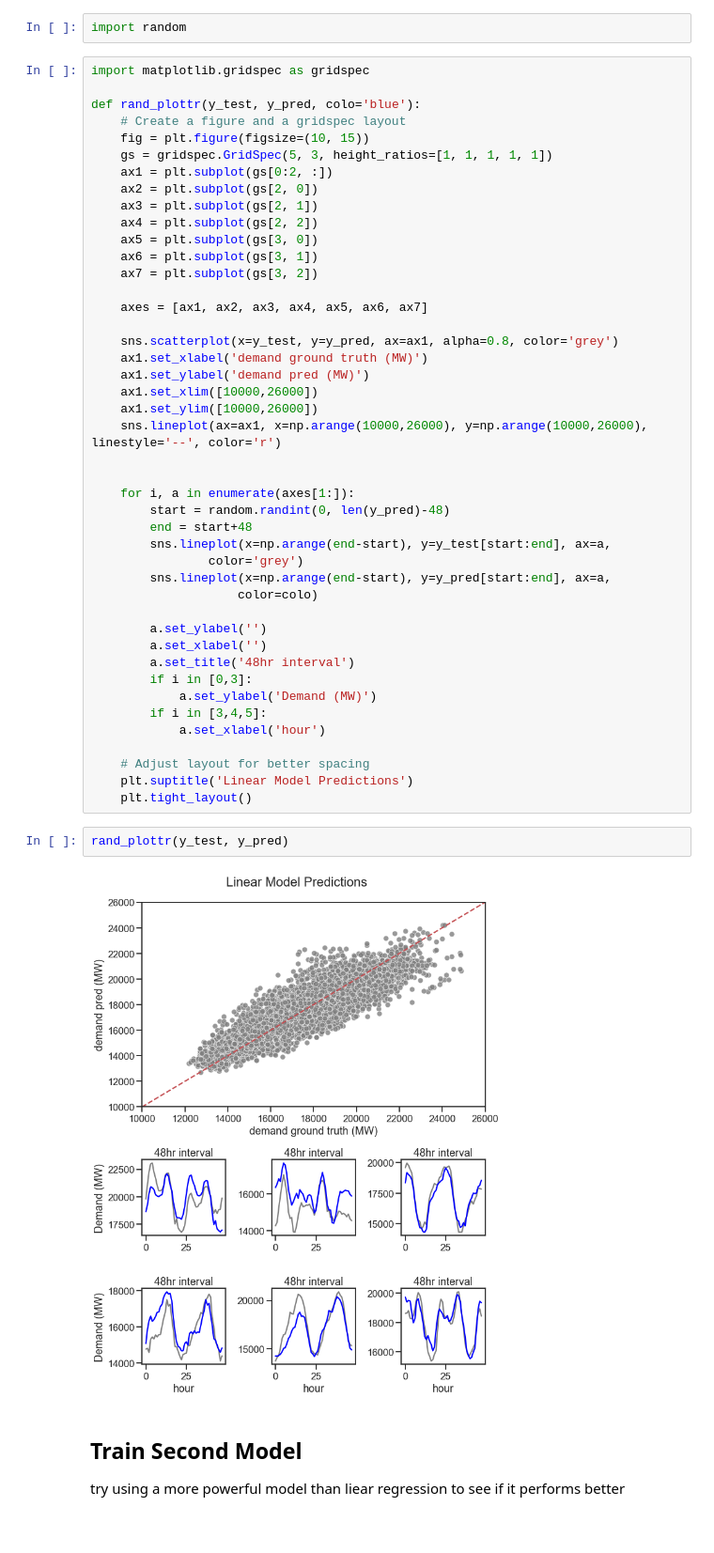
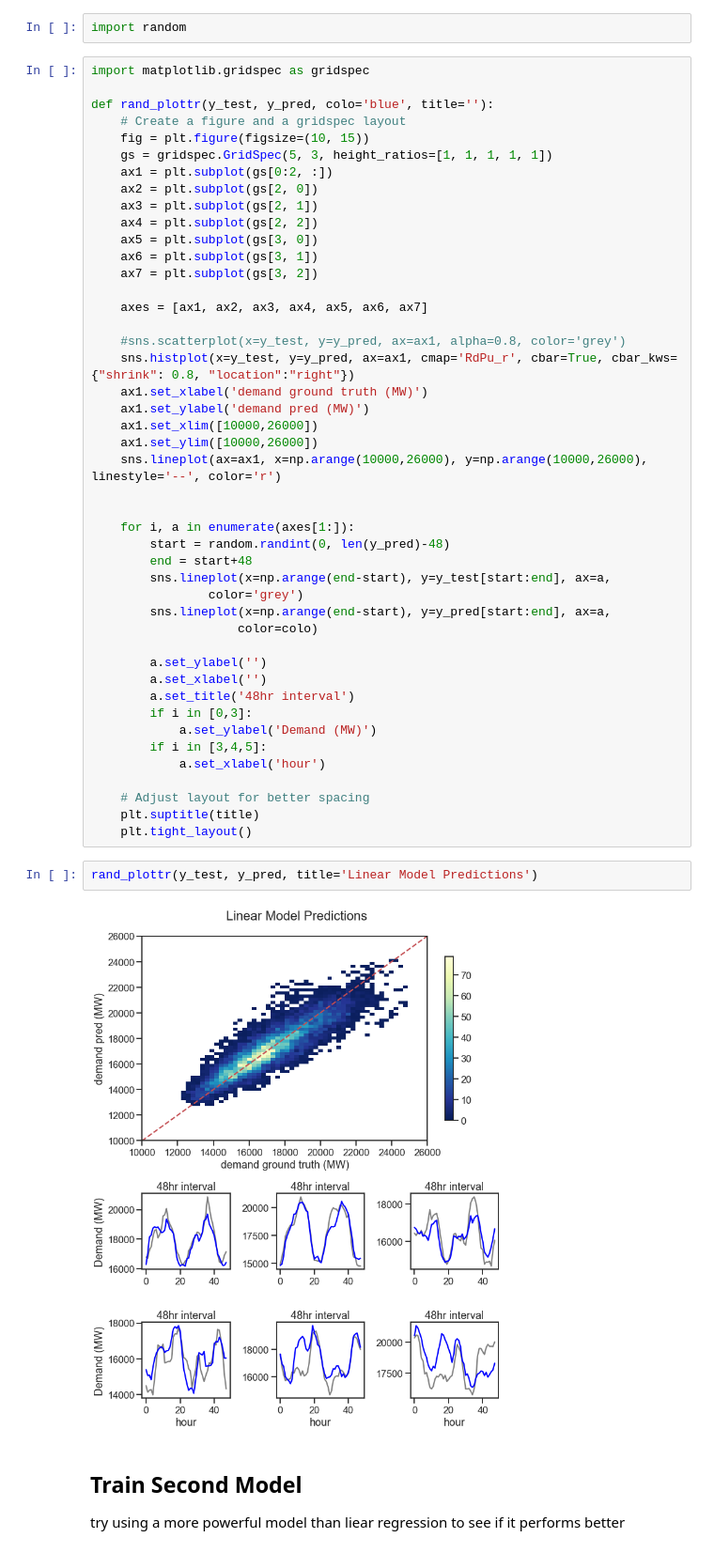
Before and after one commit to KeaganHRankin/cloud_ml_proj, a Jupyter notebook: models/model_1.ipynb, the cells around one changed output. Shown: that part at 94% size. Drawn from its saved outputs; the diff is of its cells as text.

```diff
--- a/models/model_1.ipynb
+++ b/models/model_1.ipynb
@@ -205,7 +205,7 @@ import random
 # %%
 import matplotlib.gridspec as gridspec
 
-def rand_plottr(y_test, y_pred, colo='blue'):
+def rand_plottr(y_test, y_pred, colo='blue', title=''):
     # Create a figure and a gridspec layout
     fig = plt.figure(figsize=(10, 15))
     gs = gridspec.GridSpec(5, 3, height_ratios=[1, 1, 1, 1, 1])
@@ -219,7 +219,8 @@ def rand_plottr(y_test, y_pred, colo='blue'):
 
     axes = [ax1, ax2, ax3, ax4, ax5, ax6, ax7]
 
-    sns.scatterplot(x=y_test, y=y_pred, ax=ax1, alpha=0.8, color='grey')
+    #sns.scatterplot(x=y_test, y=y_pred, ax=ax1, alpha=0.8, color='grey')
+    sns.histplot(x=y_test, y=y_pred, ax=ax1, cmap='RdPu_r', cbar=True, cbar_kws={"shrink": 0.8, "location":"right"})
     ax1.set_xlabel('demand ground truth (MW)')
     ax1.set_ylabel('demand pred (MW)')
     ax1.set_xlim([10000,26000])
@@ -244,12 +245,12 @@ def rand_plottr(y_test, y_pred, colo='blue'):
             a.set_xlabel('hour')
 
     # Adjust layout for better spacing
-    plt.suptitle('Linear Model Predictions')
+    plt.suptitle(title)
     plt.tight_layout()
 # %%
-rand_plottr(y_test, y_pred)
+rand_plottr(y_test, y_pred, title='Linear Model Predictions')
 # %% [output]
-[figure, old version]
+[figure, new version]
 # %% [markdown]
 ## Train Second Model
 try using a more powerful model than liear regression to see if it performs better
```
Also changed, not shown: parts of 1 cell of this notebook, 1 other file.
